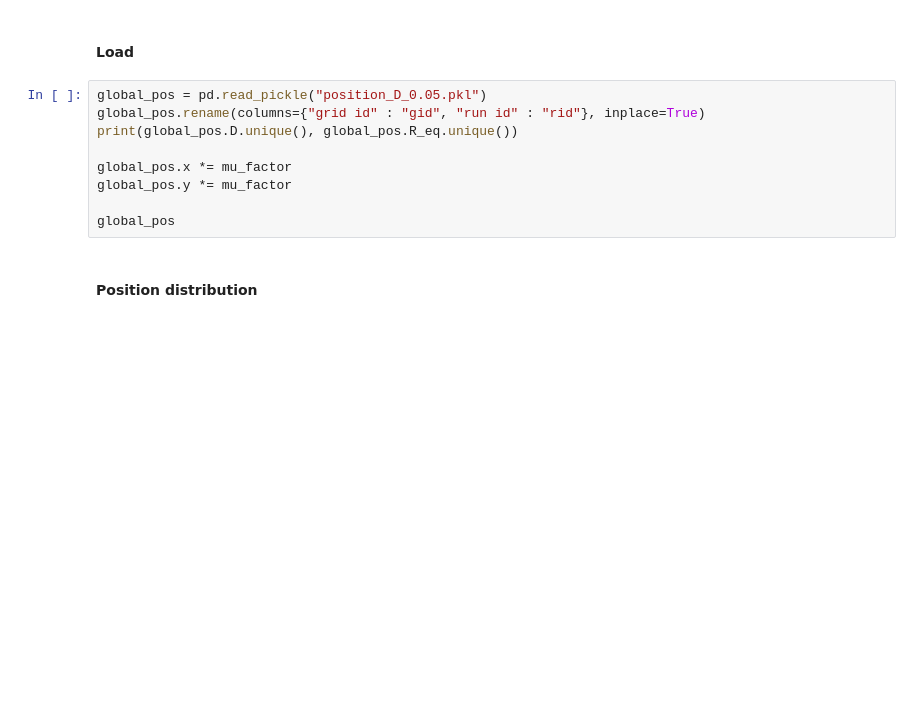
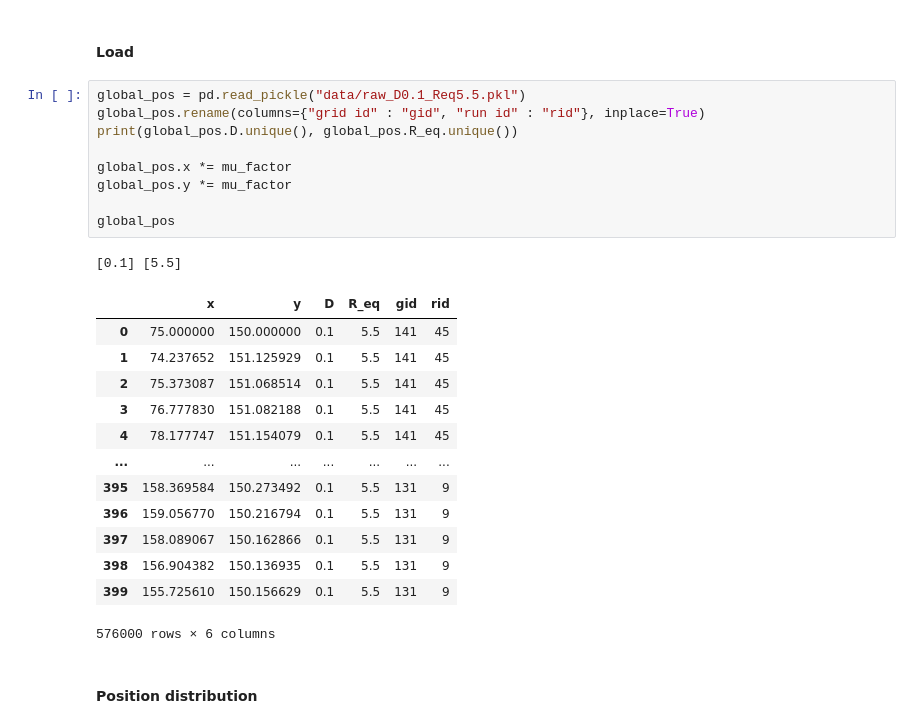
Before and after one commit to pedromzadeh/CCAM, a Jupyter notebook: driver/maps.ipynb, the cells around one changed output. Saved outputs shown, nothing was run; the diff lists cells and outputs as text; blank space fills up the shorter version.

Commit message:
ingest more data and make all plots

```diff
--- a/driver/maps.ipynb
+++ b/driver/maps.ipynb
@@ -12,14 +12,29 @@ min_factor = 8  # min
 # %% [markdown]
 #### Load
 # %%
-global_pos = pd.read_pickle("position_D_0.05.pkl")
+global_pos = pd.read_pickle("data/raw_D0.1_Req5.5.pkl")
 global_pos.rename(columns={"grid id" : "gid", "run id" : "rid"}, inplace=True)
 print(global_pos.D.unique(), global_pos.R_eq.unique())
 
 global_pos.x *= mu_factor
 global_pos.y *= mu_factor
 
 global_pos
+# %% [output]
+[0.1] [5.5]
+|  | x | y | D | R_eq | gid | rid |
+| 0 | 75.000000 | 150.000000 | 0.1 | 5.5 | 141 | 45 |
+| 1 | 74.237652 | 151.125929 | 0.1 | 5.5 | 141 | 45 |
+| 2 | 75.373087 | 151.068514 | 0.1 | 5.5 | 141 | 45 |
+| 3 | 76.777830 | 151.082188 | 0.1 | 5.5 | 141 | 45 |
+| 4 | 78.177747 | 151.154079 | 0.1 | 5.5 | 141 | 45 |
+| ... | ... | ... | ... | ... | ... | ... |
+| 395 | 158.369584 | 150.273492 | 0.1 | 5.5 | 131 | 9 |
+| 396 | 159.056770 | 150.216794 | 0.1 | 5.5 | 131 | 9 |
+| 397 | 158.089067 | 150.162866 | 0.1 | 5.5 | 131 | 9 |
+| 398 | 156.904382 | 150.136935 | 0.1 | 5.5 | 131 | 9 |
+| 399 | 155.725610 | 150.156629 | 0.1 | 5.5 | 131 | 9 |
+576000 rows × 6 columns
 # %% [markdown]
 #### Position distribution
 # %%
```
Also changed, not shown: parts of 9 cells of this notebook, 1 other file.
